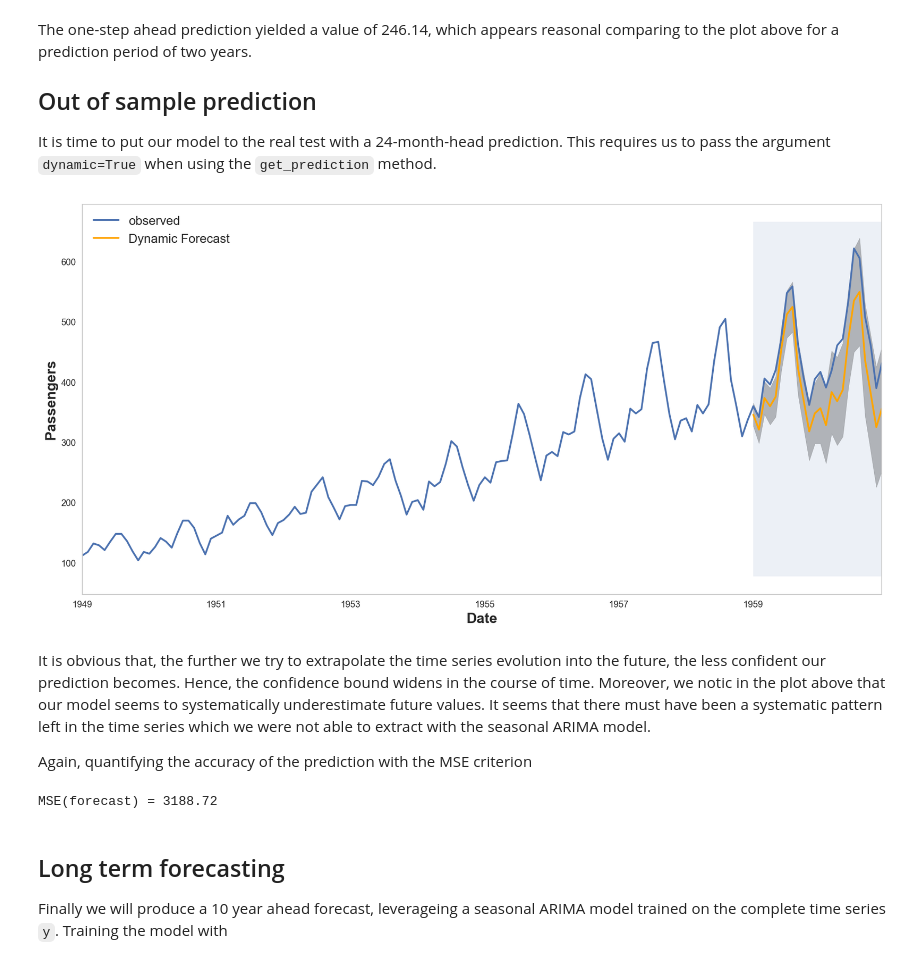
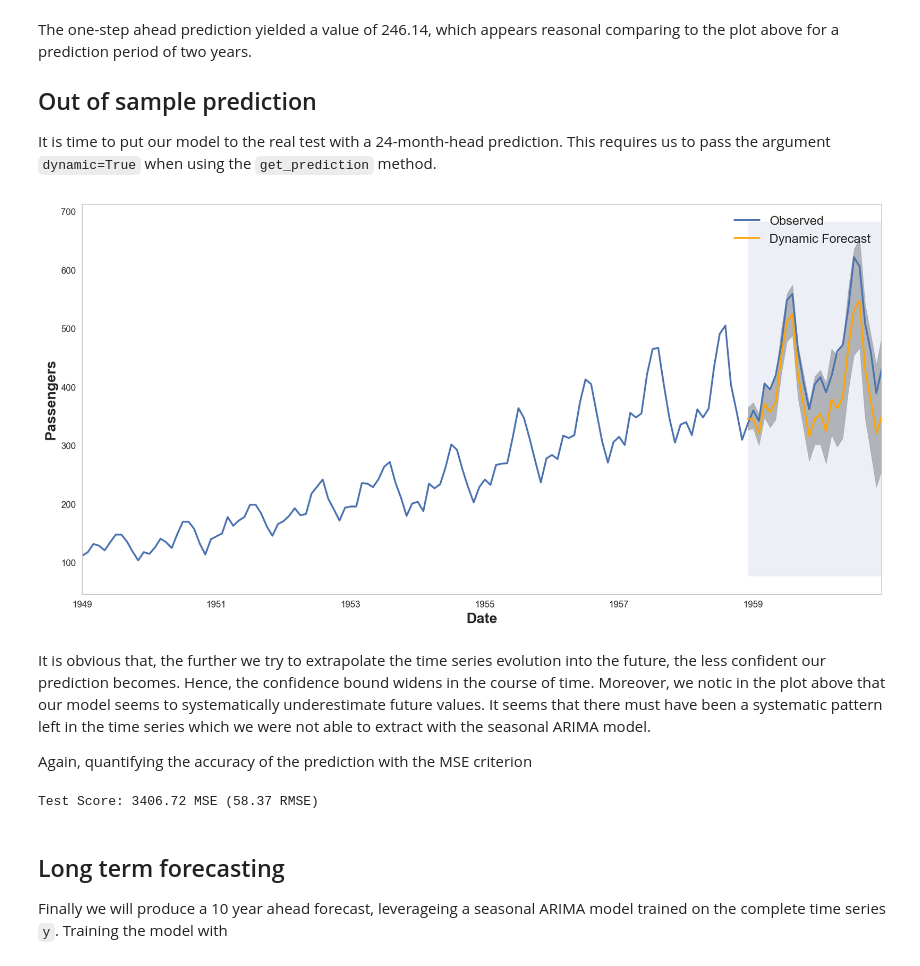
Before and after one commit to dacatay/time-series-analysis, a Jupyter notebook: 05_ARIMA_Modelling.ipynb, the cells around one changed output. Saved outputs shown, nothing was run; the diff lists cells and outputs as text; code cells hidden in the pictures.

```diff
--- a/05_ARIMA_Modelling.ipynb
+++ b/05_ARIMA_Modelling.ipynb
@@ -78,7 +79,7 @@ pas = pd.read_csv('./data/passengers.csv', header=0, index_col=0, parse_dates=Tr
 y = pas['n_passengers']
 # %%
 # split into training and test sets
-y_train = y[:'1959']
+y_train = y[:'1958']
 y_test = y['1959':]
 y_test
 # %% [output]
@@ -285,28 +286,28 @@ The one-step ahead prediction yielded a value of 246.14, which appears reasonal
 
 It is time to put our model to the real test with a 24-month-head prediction. This requires us to pass the argument <code>dynamic=True</code> when using the <code>get_prediction</code> method.
 # %%
-pred_out = res.get_prediction(start=pd.to_datetime('1959-01-01'),
+pred_dynamic = res.get_prediction(start=pd.to_datetime('1958-12-01'),
                                   end=pd.to_datetime('1960-12-01'),
-                                  dynamic=True, full_results=True)
-pred_out_ci = pred_out.conf_int()
+                                  dynamic=False, full_results=True)
+pred_dynamic_ci = pred_out.conf_int()
 # %%
-ax = y['1949':].plot(label='observed')
-pred_dynamic.predicted_mean.plot(label='Dynamic Forecast', ax=ax, color='orange')
+ax = y['1949':].plot(label='Observed')
+pred_dynamic.predicted_mean.plot(ax=ax, label='Dynamic Forecast', color='orange')
 
 ax.fill_between(pred_dynamic_ci.index,
                 pred_dynamic_ci.iloc[:, 0],
                 pred_dynamic_ci.iloc[:, 1], color='k', alpha=.25)
 
-ax.fill_betweenx(ax.get_ylim(), pd.to_datetime('1959-01-01'), y.index[-1],
+ax.fill_betweenx(ax.get_ylim(), pd.to_datetime('1958-12-01'), y.index[-1],
                  alpha=.1, zorder=-1)
 
 ax.set_xlabel('Date')
 ax.set_ylabel('Passengers')
+plt.legend()
 
-plt.legend()
 plt.show()
 # %% [output]
-[figure, old version]
+[figure, new version]
 # %% [markdown]
 It is obvious that, the further we try to extrapolate the time series evolution into the future, the less confident our prediction becomes. Hence, the confidence bound widens in the course of time. Moreover, we notic in the plot above that our model seems to systematically underestimate future values. It seems that there must have been a systematic pattern left in the time series which we were not able to extract with the seasonal ARIMA model.
 
@@ -314,13 +315,13 @@ Again, quantifying the accuracy of the prediction with the MSE criterion
 # %%
 # extract the predicted and true values of our time series
 y_forecast = pred_dynamic.predicted_mean
-y_true = y['1959-01-01':]
+y_true = y['1958-12-01':]
 
 # compute the mean square error
 mse = ((y_forecast - y_true) ** 2).mean()
-print('MSE(forecast) = {}'.format(round(mse, 2)))
+print('Test Score: {:.2f} MSE ({:.2f} RMSE)'.format(mse, math.sqrt(mse)))
 # %% [output]
-MSE(forecast) = 3188.72
+Test Score: 3406.72 MSE (58.37 RMSE)
 # %% [markdown]
 ## Long term forecasting
 
```
Also changed, not shown: parts of 6 cells of this notebook, 8 other files.
